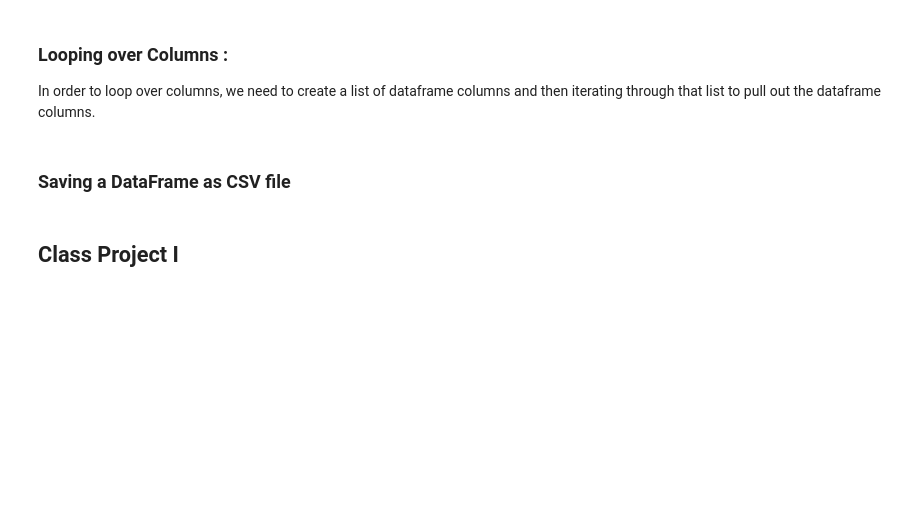
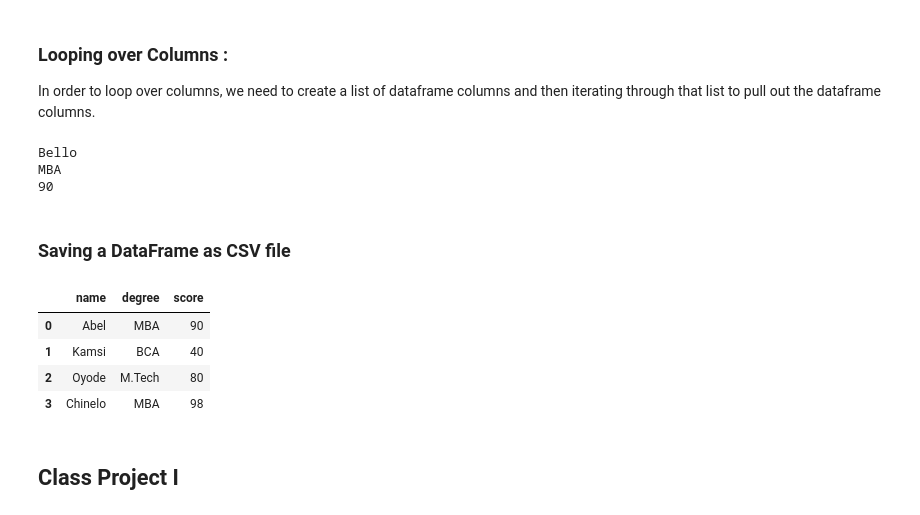
Before and after one commit to nawa4you/u.ezinnaCOS102, a Jupyter notebook: week-8/Week 8 - Python-Pandas-Practice.ipynb, the cells around one changed output. Drawn from its saved outputs; the diff is of its cells as text; code cells hidden in the pictures; blank space fills up the shorter version.

```diff
--- a/week-8/Week 8 - Python-Pandas-Practice.ipynb
+++ b/week-8/Week 8 - Python-Pandas-Practice.ipynb
@@ -184,28 +230,40 @@ dict = {'name':["Bello", "Kamara", "Ugochi", "David"],
 df = pd.DataFrame(dict)
 
 # creating a list of dataframe columns
-columns = list(dfs)
+columns = list(df)
+
 
 for i in columns:
 
-    # printing the third element of the column
-    print (dfss[i][2])
+        # printing the third element of the column
+        print (df[i][0])
+# %% [output]
+Bello
+MBA
+90
 # %% [markdown]
 ### Saving a DataFrame as CSV file
 # %%
 # importing pandas as pd
 import pandas as pd
 
 # dictionary of lists
 records = {'name':["Abel", "Kamsi", "Oyode", "Chinelo"],
         'degree': ["MBA", "BCA", "M.Tech", "MBA"],
         'score':[90, 40, 80, 98]}
 
 # creating a dataframe from a dictionary
-df = pd.DataFrame(record)
+df = pd.DataFrame(records)
 
 # saving the dataframe
 df.to_csv('record.csv')
+df
+# %% [output]
+|  | name | degree | score |
+| 0 | Abel | MBA | 90 |
+| 1 | Kamsi | BCA | 40 |
+| 2 | Oyode | M.Tech | 80 |
+| 3 | Chinelo | MBA | 98 |
 # %% [markdown]
 ## Class Project I
 # %% [markdown]
```
Also changed, not shown: parts of 6 cells of this notebook, 10 other files.
